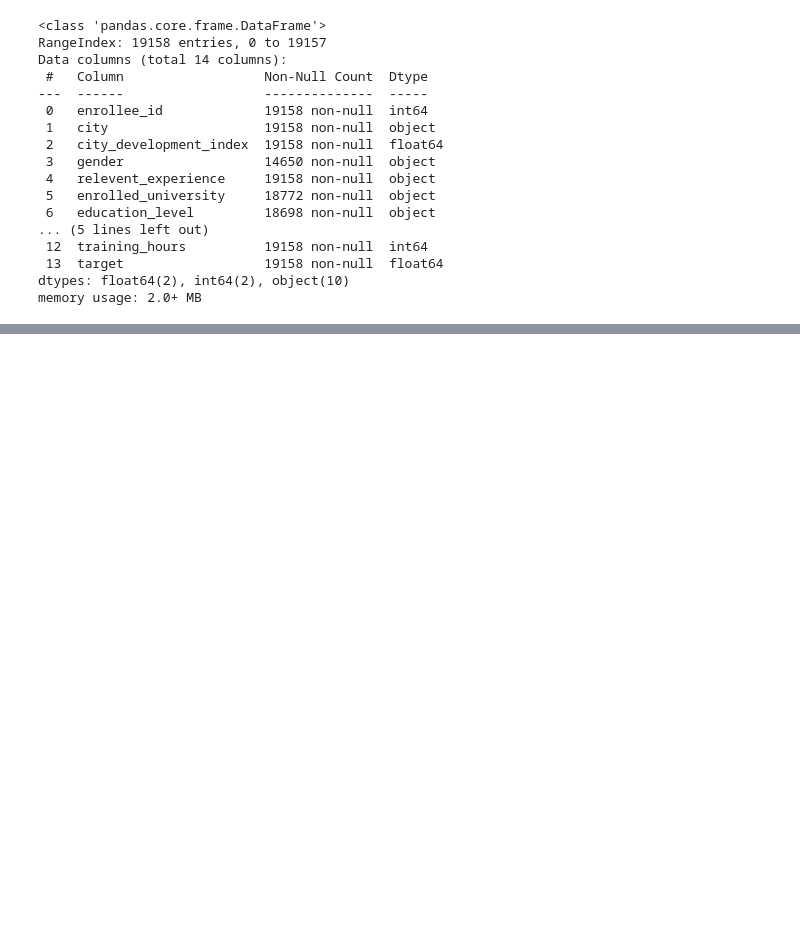
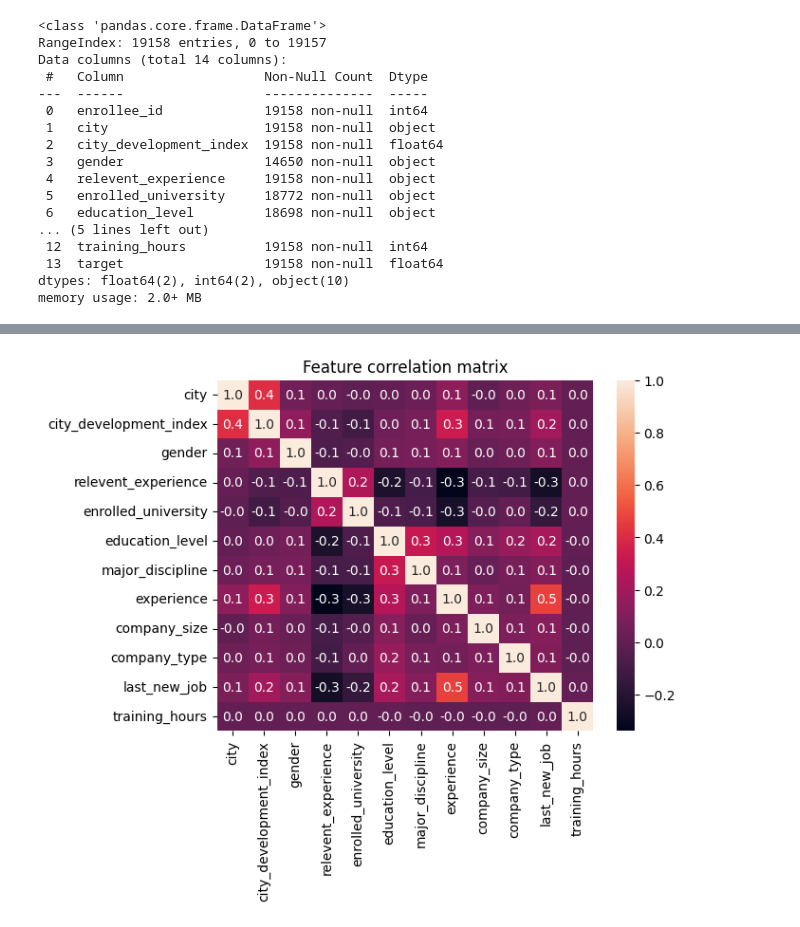
Before and after one commit to rubenIng93/xtream-ai-assignment, a Jupyter notebook: exploratory-analysis.ipynb, the cells around one changed output, grey strips where cells are left out. Saved outputs shown, nothing was run; the diff lists cells and outputs as text; code cells hidden in the pictures; blank space fills up the shorter version.

```diff
--- a/exploratory-analysis.ipynb
+++ b/exploratory-analysis.ipynb
@@ -63,0 +109,4 @@ plt.show()
+# %%
+# Let's convert the city feature to int
+df['city'] = df['city'].map(lambda row: int(row.split('_')[1]))
+df.head()
@@ -63,0 +394,7 @@ plt.show()
+# %%
+corr = X.corr()
+sns.heatmap(corr, annot=True, fmt='.1f')
+plt.title('Feature correlation matrix')
+plt.show()
+# %% [output]
+[figure, added]
```
Also changed, not shown: parts of 72 cells of this notebook, 5 other files.
